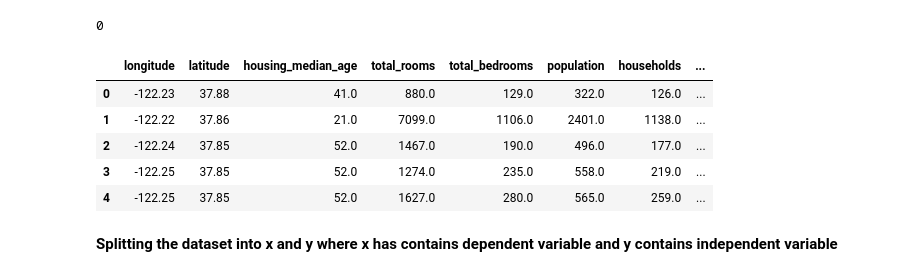
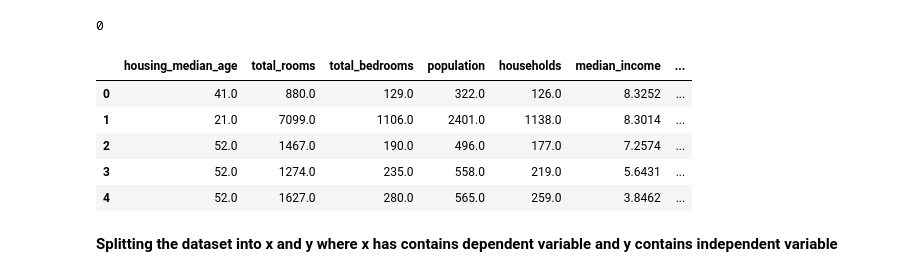
Before and after one commit to vinnovateit/VIIT_Team_MNIST, a Jupyter notebook: Ritodeep/Housing Price.ipynb, the cells around one changed output. Drawn from its saved outputs; the diff is of its cells as text; code cells hidden in the pictures.

```diff
--- a/Ritodeep/Housing Price.ipynb
+++ b/Ritodeep/Housing Price.ipynb
@@ -67,19 +87,24 @@ df.isnull().sum().sum()
 # %% [output]
 0
 # %%
-b=df.pop('median_house_value')
 df['rooms_per_household']=df['total_rooms']/df['households']
 df['bedrooms_per_room']=df['total_bedrooms'] / df['total_rooms']
 df['population_per_household']=df['population']/df['households']
-df['ocean_proximity']=a
-df['median_house_value']=b
+df['household_per_population']=df['households']/df['population']
+df['population_per_room']=df['population']/df['total_rooms']
+df['population_per_bedroom']=df['population']/df['total_bedrooms']
+df['income_per_house_val']=df['median_house_value']/df['median_income']
+df['income_per_room']=df['rooms_per_household']/df['median_income']
+df['house_val_per_room']=df['median_house_value']/df['rooms_per_household']
+df=df.drop(columns=['longitude'])
+df=df.drop(columns=['latitude'])
 df.head()
 # %% [output]
-|  | longitude | latitude | housing_median_age | total_rooms | total_bedrooms | population | households | ... |
-| 0 | -122.23 | 37.88 | 41.0 | 880.0 | 129.0 | 322.0 | 126.0 | ... |
-| 1 | -122.22 | 37.86 | 21.0 | 7099.0 | 1106.0 | 2401.0 | 1138.0 | ... |
-| 2 | -122.24 | 37.85 | 52.0 | 1467.0 | 190.0 | 496.0 | 177.0 | ... |
-| 3 | -122.25 | 37.85 | 52.0 | 1274.0 | 235.0 | 558.0 | 219.0 | ... |
-| 4 | -122.25 | 37.85 | 52.0 | 1627.0 | 280.0 | 565.0 | 259.0 | ... |
+|  | housing_median_age | total_rooms | total_bedrooms | population | households | median_income | ... |
+| 0 | 41.0 | 880.0 | 129.0 | 322.0 | 126.0 | 8.3252 | ... |
+| 1 | 21.0 | 7099.0 | 1106.0 | 2401.0 | 1138.0 | 8.3014 | ... |
+| 2 | 52.0 | 1467.0 | 190.0 | 496.0 | 177.0 | 7.2574 | ... |
+| 3 | 52.0 | 1274.0 | 235.0 | 558.0 | 219.0 | 5.6431 | ... |
+| 4 | 52.0 | 1627.0 | 280.0 | 565.0 | 259.0 | 3.8462 | ... |
 # %% [markdown]
 **Splitting the dataset into x and y where x has contains dependent variable and y contains independent variable**
```
Also changed, not shown: parts of 8 cells of this notebook, 4 other files.
